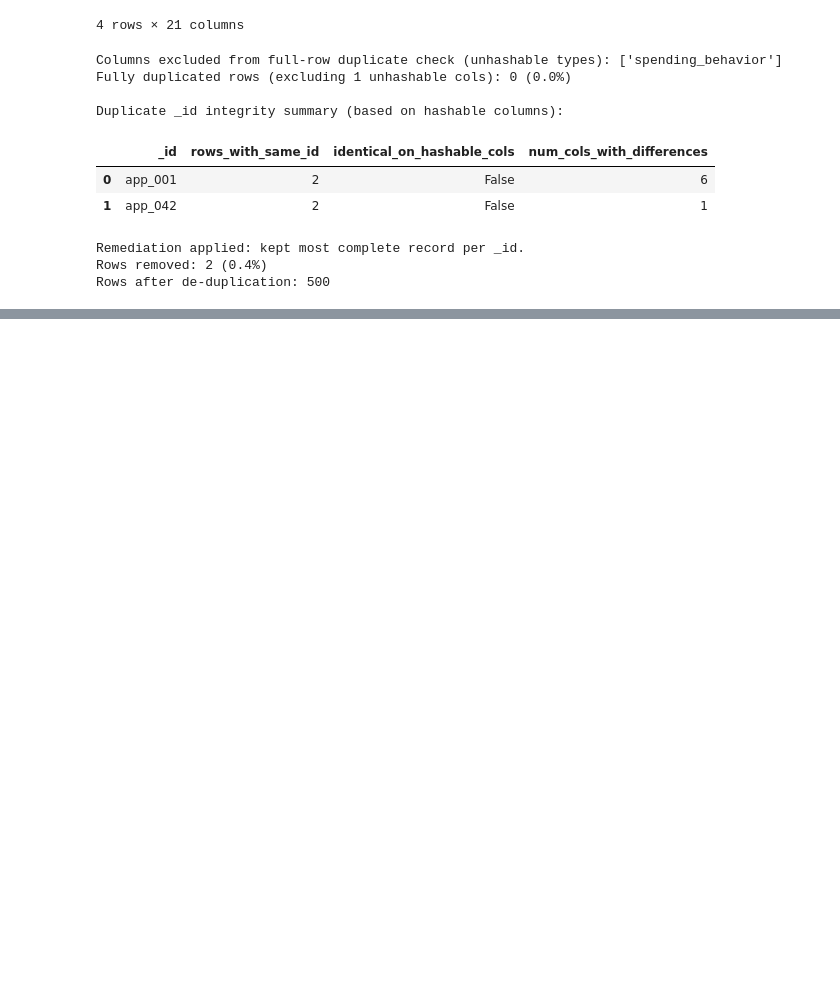
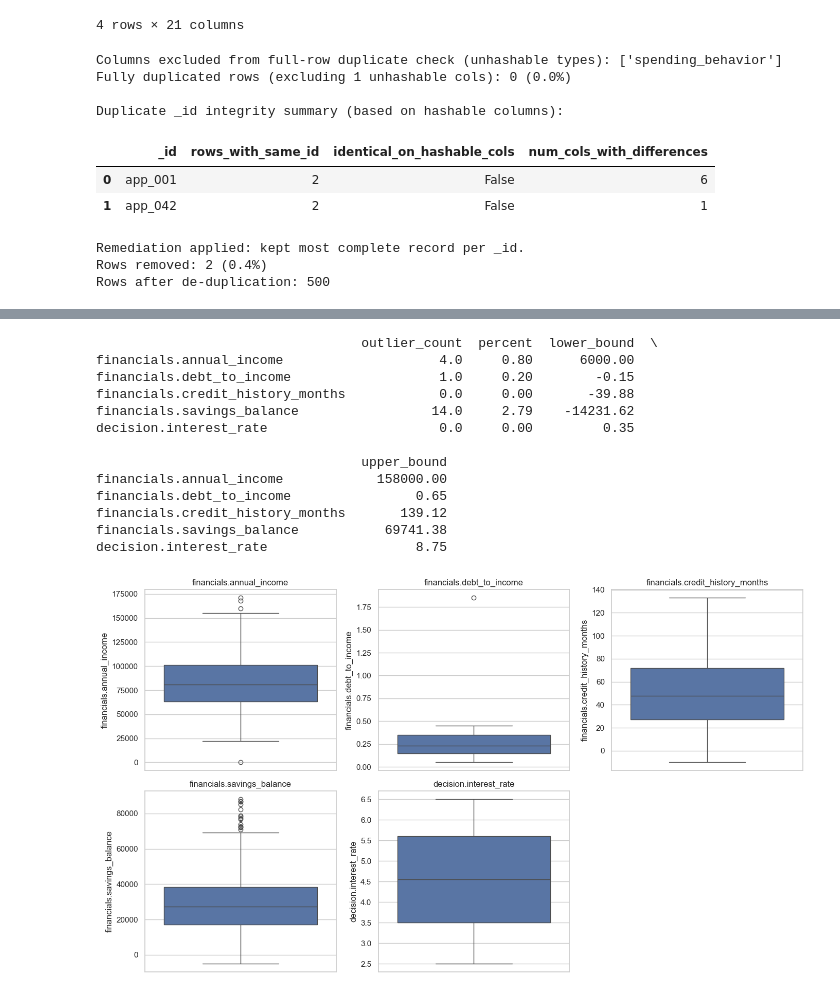
Before and after one commit to jmroque7/dego-project-team-14-TXB, a Jupyter notebook: Notebooks/01-data-quality.ipynb, the cells around one changed output, grey strips where cells are left out. Drawn from its saved outputs; the diff is of its cells as text; code cells hidden in the pictures; blank space fills up the shorter version.

Commit message:
until outliers

```diff
--- a/Notebooks/01-data-quality.ipynb
+++ b/Notebooks/01-data-quality.ipynb
@@ -313,0 +620,65 @@ Additionally, gender values were standardized to a controlled vocabulary (`male`
+# %%
+def iqr_outliers(series):
+    q1 = series.quantile(0.25)
+    q3 = series.quantile(0.75)
+    iqr = q3 - q1
+
+    lower = q1 - 1.5 * iqr
+    upper = q3 + 1.5 * iqr
+
+    mask = (series < lower) | (series > upper)
+
+    return mask.sum(), lower, upper
+
+n = len(flat)
+
+numeric_vars = [
+    "financials.annual_income",
+    "financials.debt_to_income",
+    "financials.credit_history_months",
+    "financials.savings_balance",
+    "decision.interest_rate"
+]
+
+outlier_results = {}
+
+for col in numeric_vars:
+    if col in flat.columns:
+        count, lower, upper = iqr_outliers(flat[col].dropna())
+        outlier_results[col] = {
+            "outlier_count": count,
+            "percent": round(count / n * 100, 2),
+            "lower_bound": round(lower, 2),
+            "upper_bound": round(upper, 2)
+        }
+
+print(pd.DataFrame(outlier_results).T)
+
+# Set plotting style
+sns.set(style="whitegrid")
+
+# Create boxplots
+plt.figure(figsize=(14, 8))
+
+for i, col in enumerate(numeric_vars, 1):
+    plt.subplot(2, 3, i)
+    sns.boxplot(y=flat[col])
+    plt.title(col)
+    plt.tight_layout()
+
+plt.show()
+# %% [output]
+                                  outlier_count  percent  lower_bound  \
+financials.annual_income                    4.0     0.80      6000.00
+financials.debt_to_income                   1.0     0.20        -0.15
+financials.credit_history_months            0.0     0.00       -39.88
+financials.savings_balance                 14.0     2.79    -14231.62
+decision.interest_rate                      0.0     0.00         0.35
+
+                                  upper_bound
+financials.annual_income            158000.00
+financials.debt_to_income                0.65
+financials.credit_history_months       139.12
+financials.savings_balance           69741.38
+decision.interest_rate                   8.75
+[figure, added]
```
Also changed, not shown: parts of 21 cells of this notebook.
